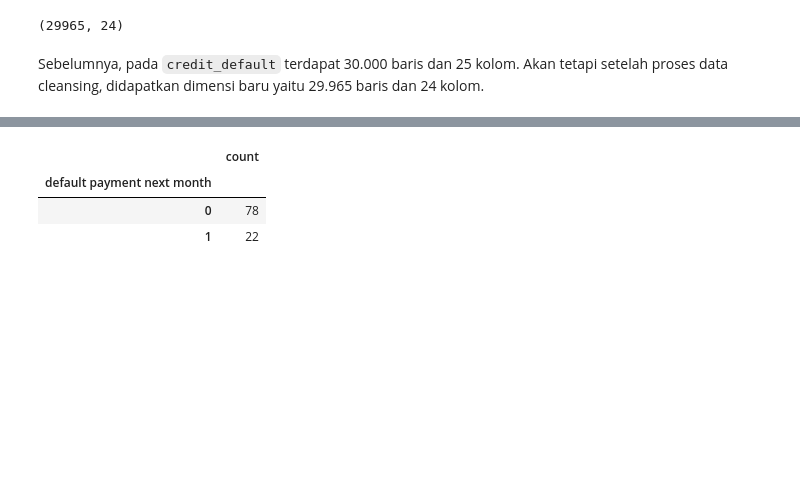
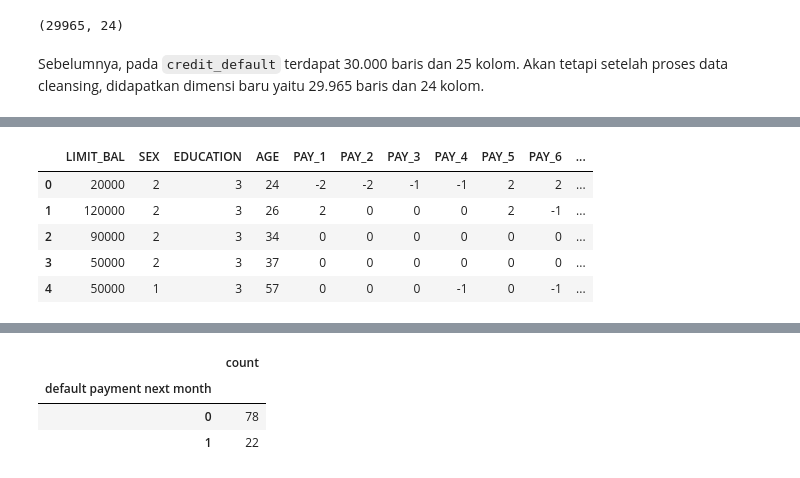
Before and after one commit to chocolatmint/proposal, a Jupyter notebook: proposal.ipynb, the cells around one changed output, grey strips where cells are left out. Cells and saved outputs as stored; diff of their text form; code cells hidden in the pictures; blank space fills up the shorter version.

```diff
--- a/proposal.ipynb
+++ b/proposal.ipynb
@@ -232,2 +318,0 @@ Berdasarkan keterangan mengenai nilai dari setiap variables, pada kolom `EDUCATI
-# %%
-credit_default['EDUCATION'] = credit_default['EDUCATION'].replace([4, 5, 6], 0)
@@ -239,0 +325,10 @@ array([2, 1, 3, 0])
+# %%
+credit_default = pd.get_dummies(credit_default, columns=['MARRIAGE'])
+credit_default.head()
+# %% [output]
+|  | LIMIT_BAL | SEX | EDUCATION | AGE | PAY_1 | PAY_2 | PAY_3 | PAY_4 | PAY_5 | PAY_6 | ... |
+| 0 | 20000 | 2 | 3 | 24 | -2 | -2 | -1 | -1 | 2 | 2 | ... |
+| 1 | 120000 | 2 | 3 | 26 | 2 | 0 | 0 | 0 | 2 | -1 | ... |
+| 2 | 90000 | 2 | 3 | 34 | 0 | 0 | 0 | 0 | 0 | 0 | ... |
+| 3 | 50000 | 2 | 3 | 37 | 0 | 0 | 0 | 0 | 0 | 0 | ... |
+| 4 | 50000 | 1 | 3 | 57 | 0 | 0 | 0 | -1 | 0 | -1 | ... |
```
Also changed, not shown: parts of 98 cells of this notebook, 1 other file.
